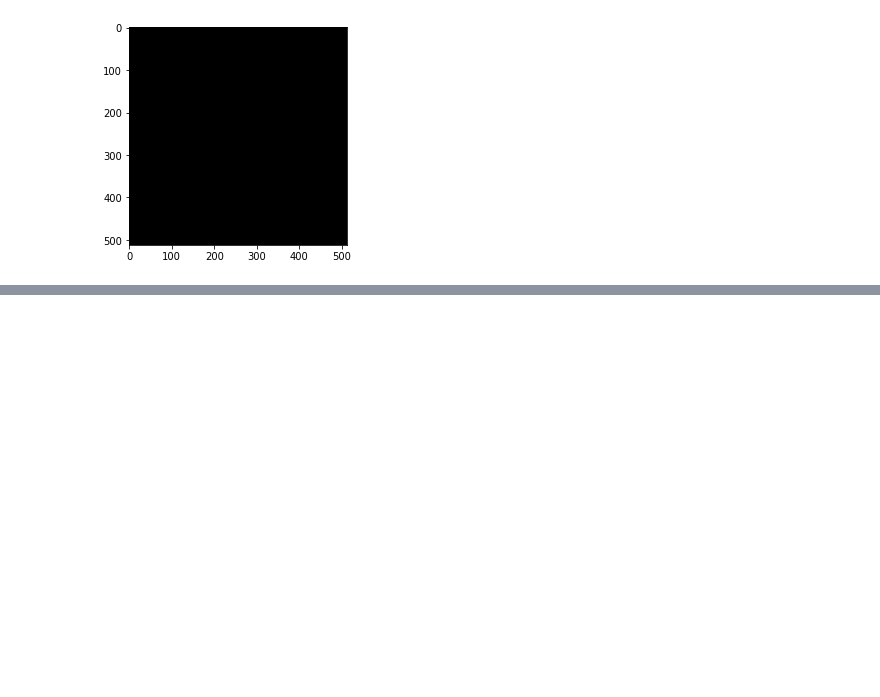
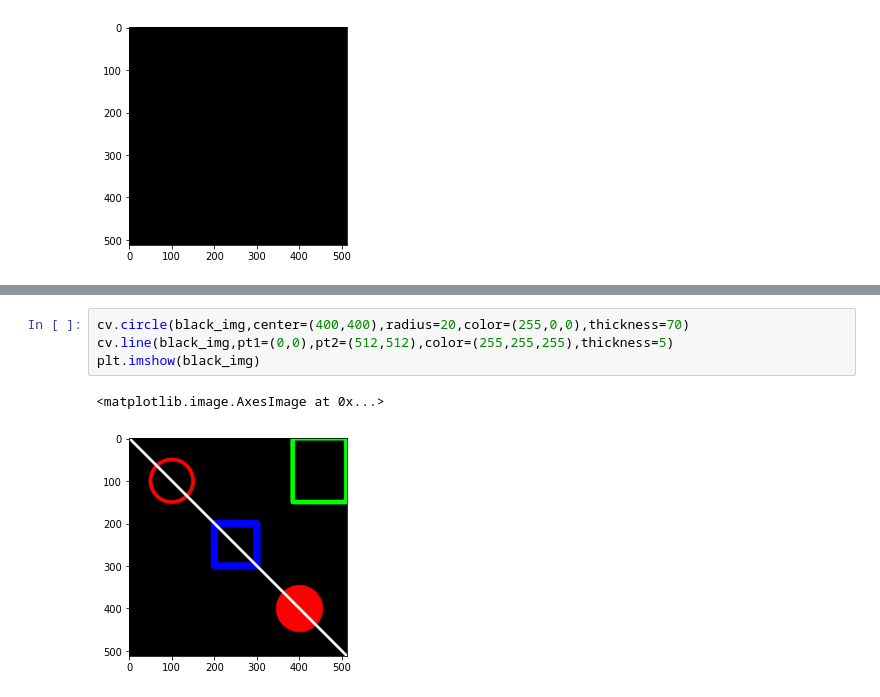
Before and after one commit to RifkieNurdianAdiNugroho/PCVK_Genap_2022, a Jupyter notebook: Week2.ipynb, the cells around one changed output, grey strips where cells are left out. Saved outputs shown, nothing was run; the diff lists cells and outputs as text; blank space fills up the shorter version.

```diff
--- a/Week2.ipynb
+++ b/Week2.ipynb
@@ -75,0 +88,7 @@ plt.imshow(black_img)
+# %%
+cv.circle(black_img,center=(400,400),radius=20,color=(255,0,0),thickness=70)
+cv.line(black_img,pt1=(0,0),pt2=(512,512),color=(255,255,255),thickness=5)
+plt.imshow(black_img)
+# %% [output]
+<matplotlib.image.AxesImage at 0x...>
+[figure, added]
```
Also changed, not shown: parts of 8 cells of this notebook.
